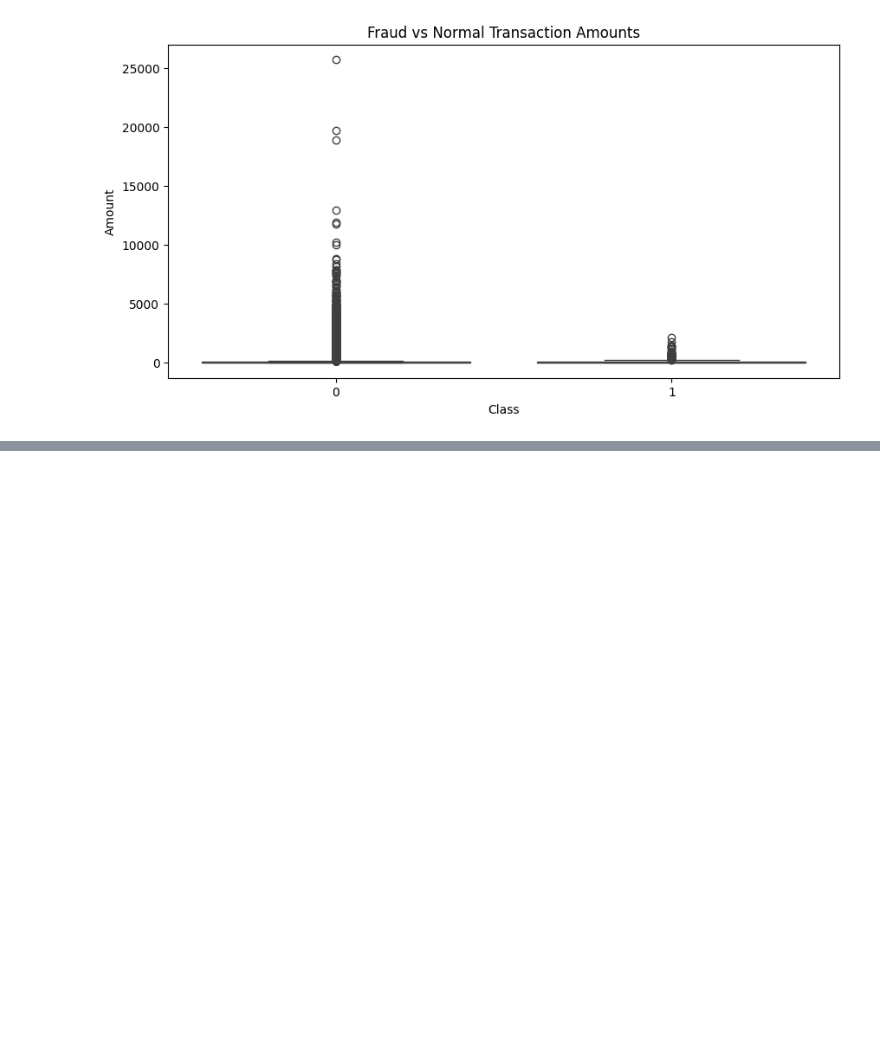
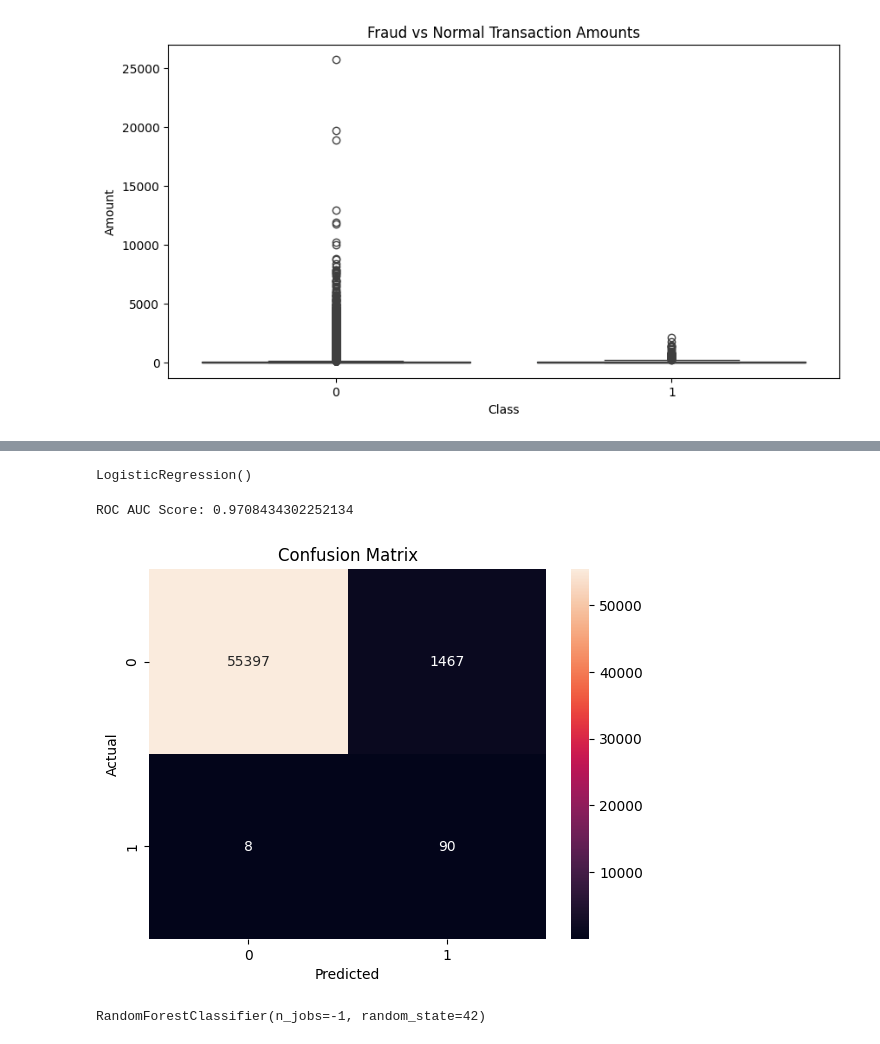
Before and after one commit to kanishkupadhyay1/Credit_Card_Fraud_Detection-ML, a Jupyter notebook: notebooks/eda.ipynb, the cells around one changed output, grey strips where cells are left out. Cells and saved outputs as stored; diff of their text form; code cells hidden in the pictures; blank space fills up the shorter version.

Commit message:
Added SMOTE preprocessing, Logistic Regression and Random Forest models

```diff
--- a/notebooks/eda.ipynb
+++ b/notebooks/eda.ipynb
@@ -122,0 +135,7 @@ plt.show()
+# %%
+from sklearn.preprocessing import StandardScaler
+
+scaler = StandardScaler()
+
+X_train = scaler.fit_transform(X_train)
+X_test = scaler.transform(X_test)
@@ -122,0 +155,51 @@ plt.show()
+# %%
+from imblearn.over_sampling import SMOTE
+
+smote = SMOTE(random_state=42)
+
+X_train, y_train = smote.fit_resample(X_train, y_train)
+# %%
+from sklearn.linear_model import LogisticRegression
+
+model = LogisticRegression()
+
+model.fit(X_train, y_train)
+# %% [output]
+LogisticRegression()
+# %%
+y_pred = model.predict(X_test)
+# %%
+from sklearn.metrics import roc_auc_score
+
+y_prob = model.predict_proba(X_test)[:,1]
+
+roc_auc = roc_auc_score(y_test, y_prob)
+
+print("ROC AUC Score:", roc_auc)
+# %% [output]
+ROC AUC Score: 0.9708434302252134
+# %%
+from sklearn.metrics import confusion_matrix
+import seaborn as sns
+import matplotlib.pyplot as plt
+
+sns.heatmap(confusion_matrix(y_test, y_pred), annot=True, fmt="d")
+
+plt.title("Confusion Matrix")
+plt.xlabel("Predicted")
+plt.ylabel("Actual")
+plt.show()
+# %% [output]
+[figure, added]
+# %%
+from sklearn.ensemble import RandomForestClassifier
+
+rf_model = RandomForestClassifier(
+    n_estimators=100,
+    random_state=42,
+    n_jobs=-1
+)
+
+rf_model.fit(X_train, y_train)
+# %% [output]
+RandomForestClassifier(n_jobs=-1, random_state=42)
```
Also changed, not shown: parts of 9 cells of this notebook, 1 other file.
